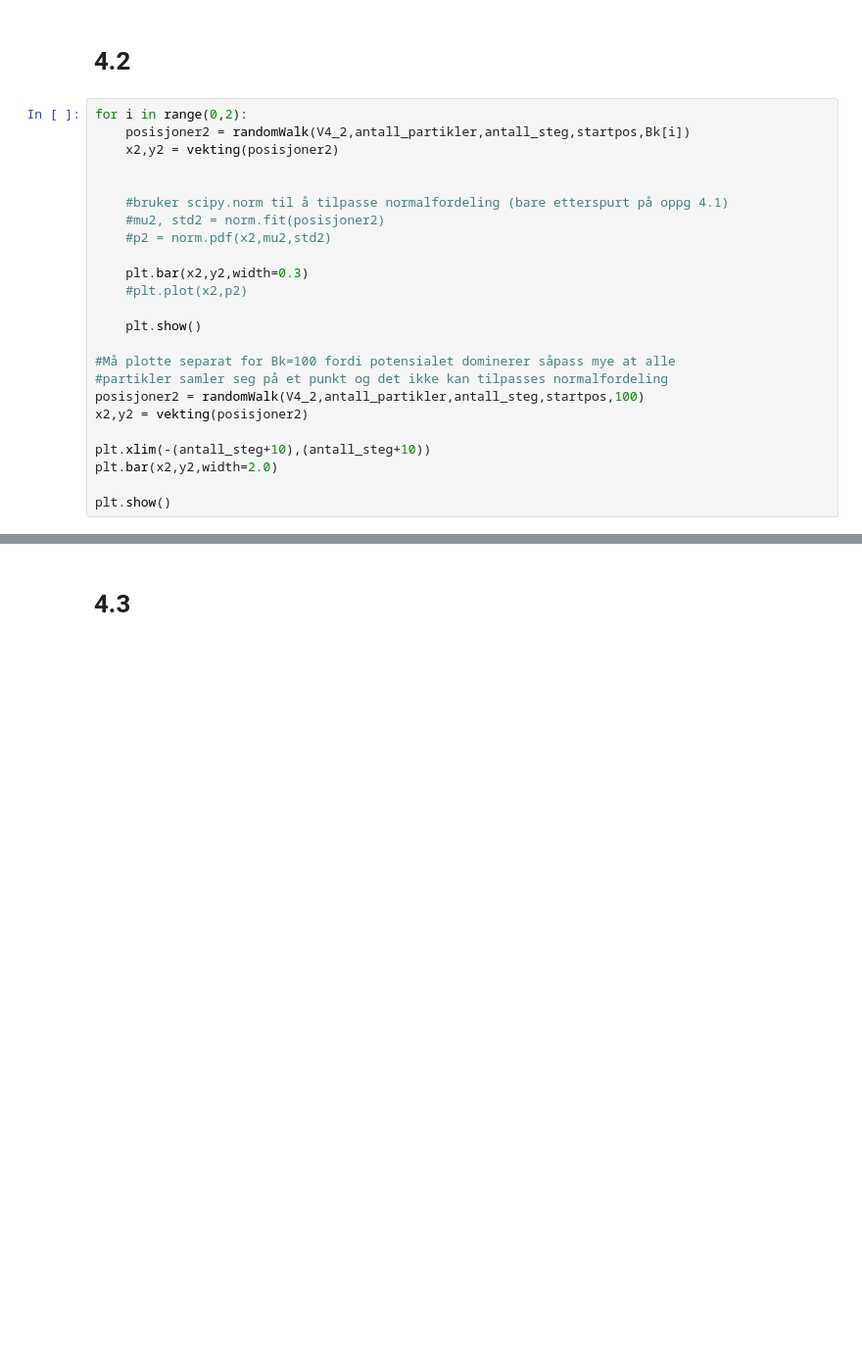
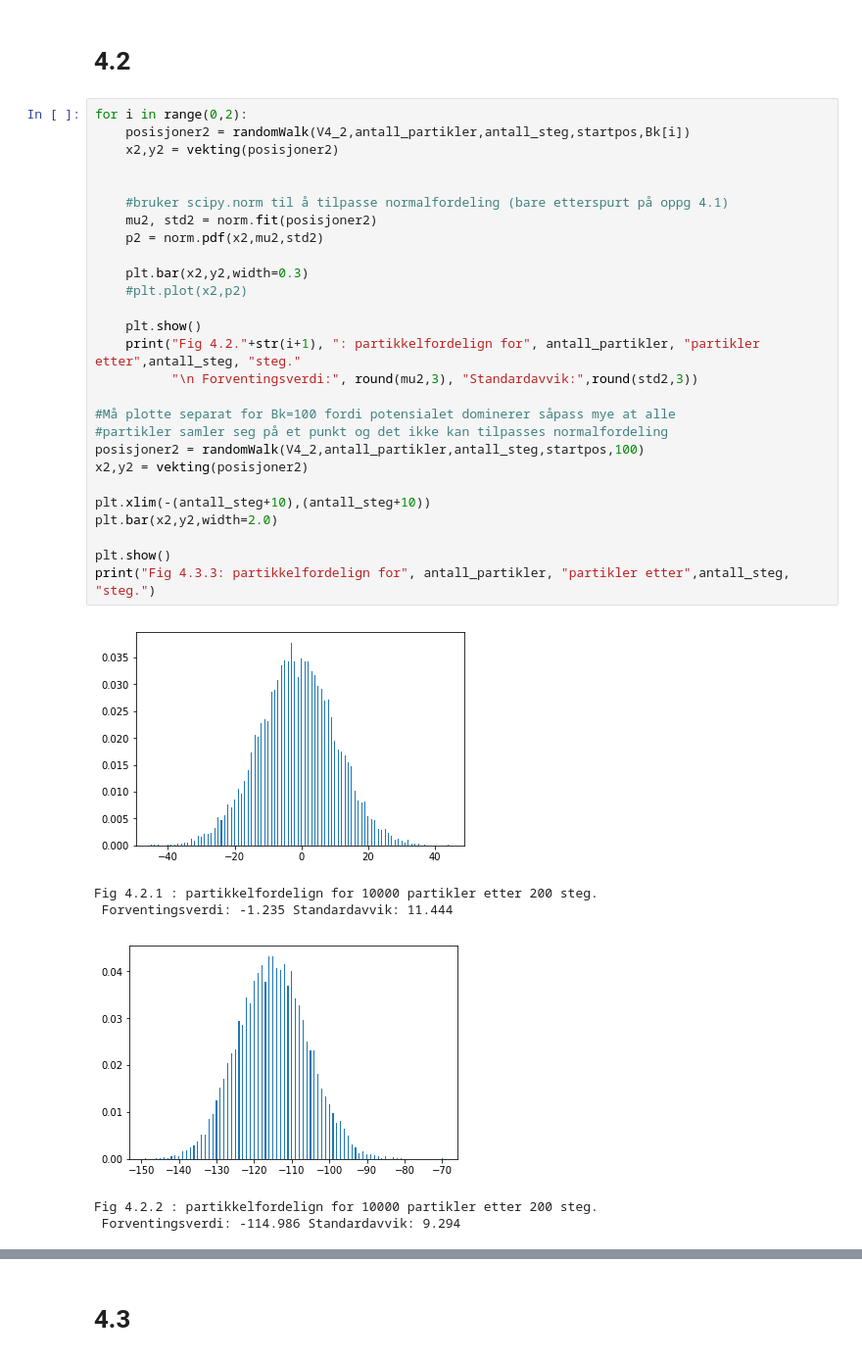
Before and after one commit to vivekapriyas/RandomWalk, a Jupyter notebook: Prosjekt1.ipynb, the cells around one changed output, grey strips where cells are left out. Shown: that part at 98% size. Saved outputs shown, nothing was run; the diff lists cells and outputs as text; blank space fills up the shorter version.

```diff
--- a/Prosjekt1.ipynb
+++ b/Prosjekt1.ipynb
@@ -205,24 +217,34 @@ for b in Bk:
 # %%
 for i in range(0,2):
     posisjoner2 = randomWalk(V4_2,antall_partikler,antall_steg,startpos,Bk[i])
     x2,y2 = vekting(posisjoner2)
 
 
     #bruker scipy.norm til å tilpasse normalfordeling (bare etterspurt på oppg 4.1)
-    #mu2, std2 = norm.fit(posisjoner2)
-    #p2 = norm.pdf(x2,mu2,std2)
+    mu2, std2 = norm.fit(posisjoner2)
+    p2 = norm.pdf(x2,mu2,std2)
 
     plt.bar(x2,y2,width=0.3)
     #plt.plot(x2,p2)
 
     plt.show()
+    print("Fig 4.2."+str(i+1), ": partikkelfordelign for", antall_partikler, "partikler etter",antall_steg, "steg."
+          "\n Forventingsverdi:", round(mu2,3), "Standardavvik:",round(std2,3))
 
 #Må plotte separat for Bk=100 fordi potensialet dominerer såpass mye at alle
 #partikler samler seg på et punkt og det ikke kan tilpasses normalfordeling
 posisjoner2 = randomWalk(V4_2,antall_partikler,antall_steg,startpos,100)
 x2,y2 = vekting(posisjoner2)
 
 plt.xlim(-(antall_steg+10),(antall_steg+10))
 plt.bar(x2,y2,width=2.0)
 
 plt.show()
+print("Fig 4.3.3: partikkelfordelign for", antall_partikler, "partikler etter",antall_steg, "steg.")
+# %% [output]
+[figure, added]
+Fig 4.2.1 : partikkelfordelign for 10000 partikler etter 200 steg.
+ Forventingsverdi: -1.235 Standardavvik: 11.444
+[figure, added]
+Fig 4.2.2 : partikkelfordelign for 10000 partikler etter 200 steg.
+ Forventingsverdi: -114.986 Standardavvik: 9.294
```
Also changed, not shown: parts of 8 cells of this notebook.
